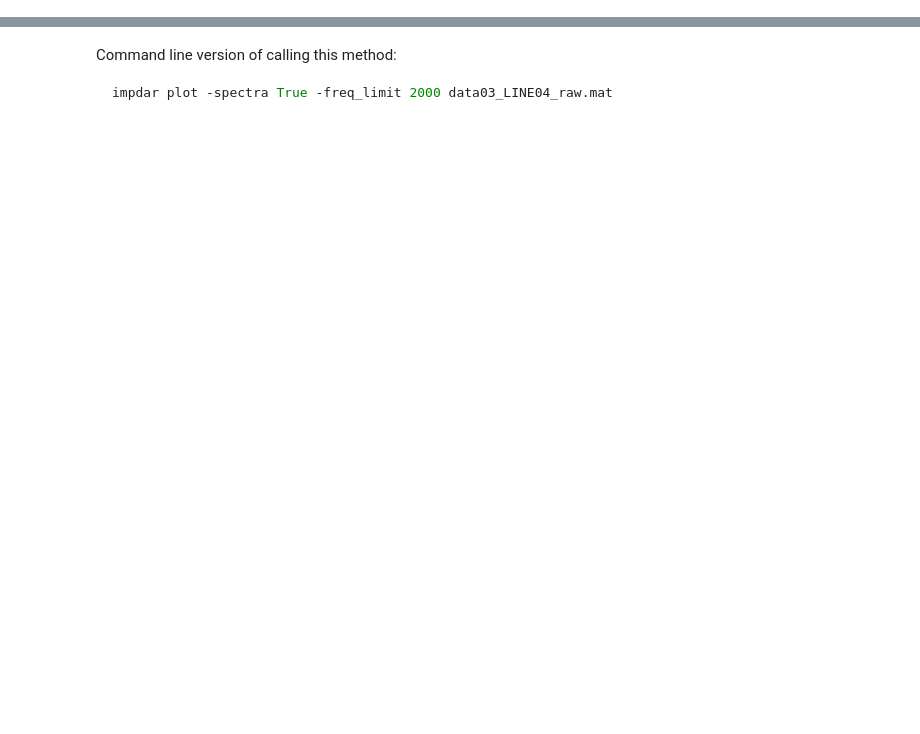
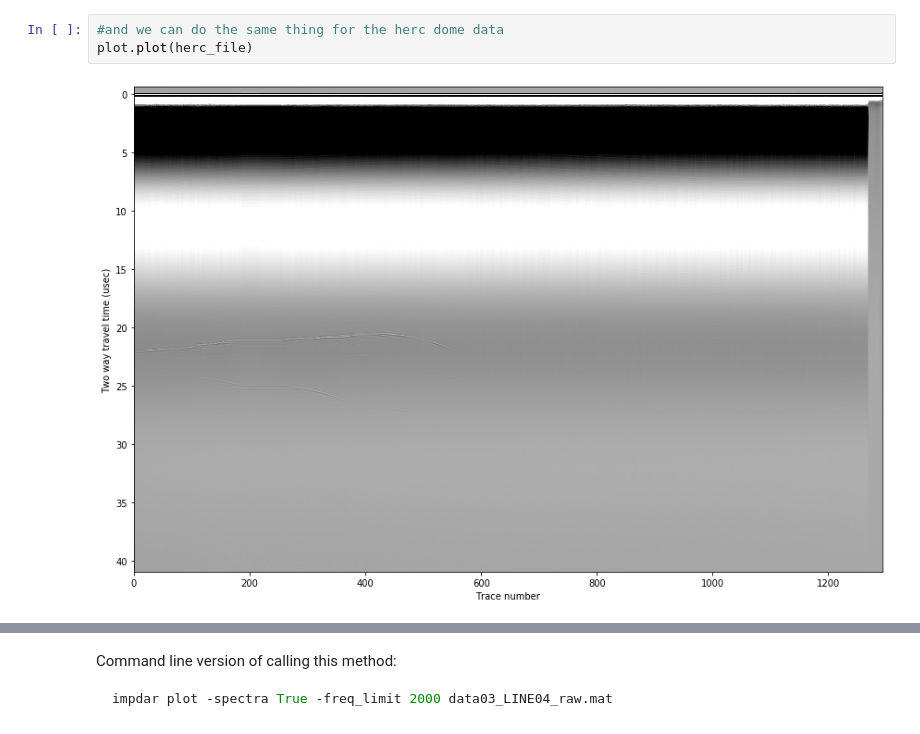
Before and after one commit to Jakidxav/ImpDAR_tutorials, a Jupyter notebook: specdense/impdar_specdense.ipynb, the cells around one changed output, grey strips where cells are left out. Cells and saved outputs as stored; diff of their text form; blank space fills up the shorter version.

```diff
--- a/specdense/impdar_specdense.ipynb
+++ b/specdense/impdar_specdense.ipynb
@@ -148,0 +68,5 @@ plt.show()
+# %%
+#and we can do the same thing for the herc dome data
+plot.plot(herc_file)
+# %% [output]
+[figure, added]
```
Also changed, not shown: parts of 24 cells of this notebook, 1 other file.
